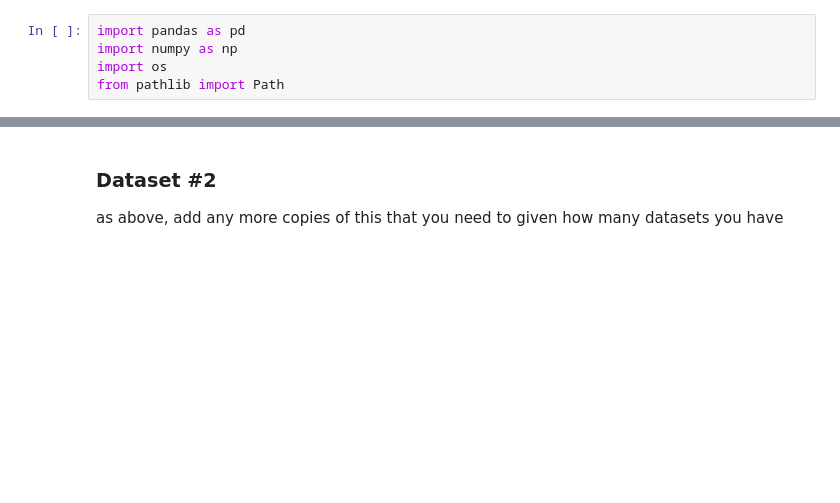
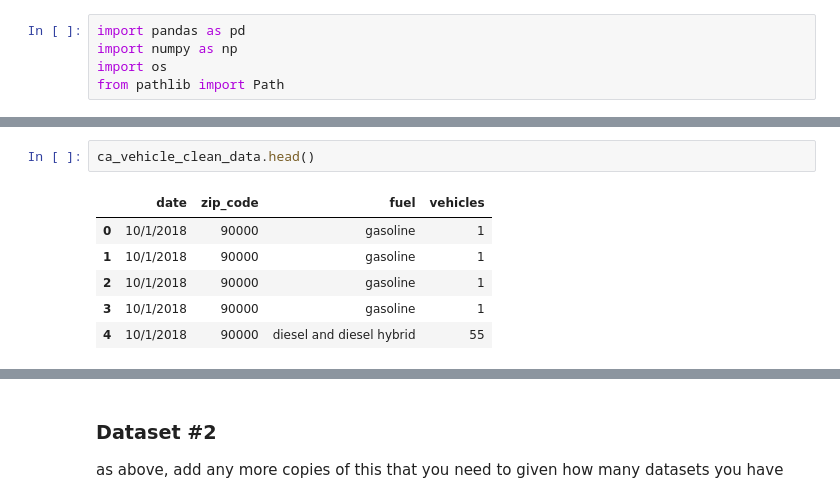
Before and after one commit to COGS108/Group026_WI26, a Jupyter notebook: 02-EDACheckpoint.ipynb, the cells around one changed output, grey strips where cells are left out. Cells and saved outputs as stored; diff of their text form; blank space fills up the shorter version.

```diff
--- a/02-EDACheckpoint.ipynb
+++ b/02-EDACheckpoint.ipynb
@@ -146,0 +188,9 @@ Name: count, dtype: int64
+# %%
+ca_vehicle_clean_data.head()
+# %% [output]
+|  | date | zip_code | fuel | vehicles |
+| 0 | 10/1/2018 | 90000 | gasoline | 1 |
+| 1 | 10/1/2018 | 90000 | gasoline | 1 |
+| 2 | 10/1/2018 | 90000 | gasoline | 1 |
+| 3 | 10/1/2018 | 90000 | gasoline | 1 |
+| 4 | 10/1/2018 | 90000 | diesel and diesel hybrid | 55 |
```
Also changed, not shown: parts of 12 cells of this notebook.
